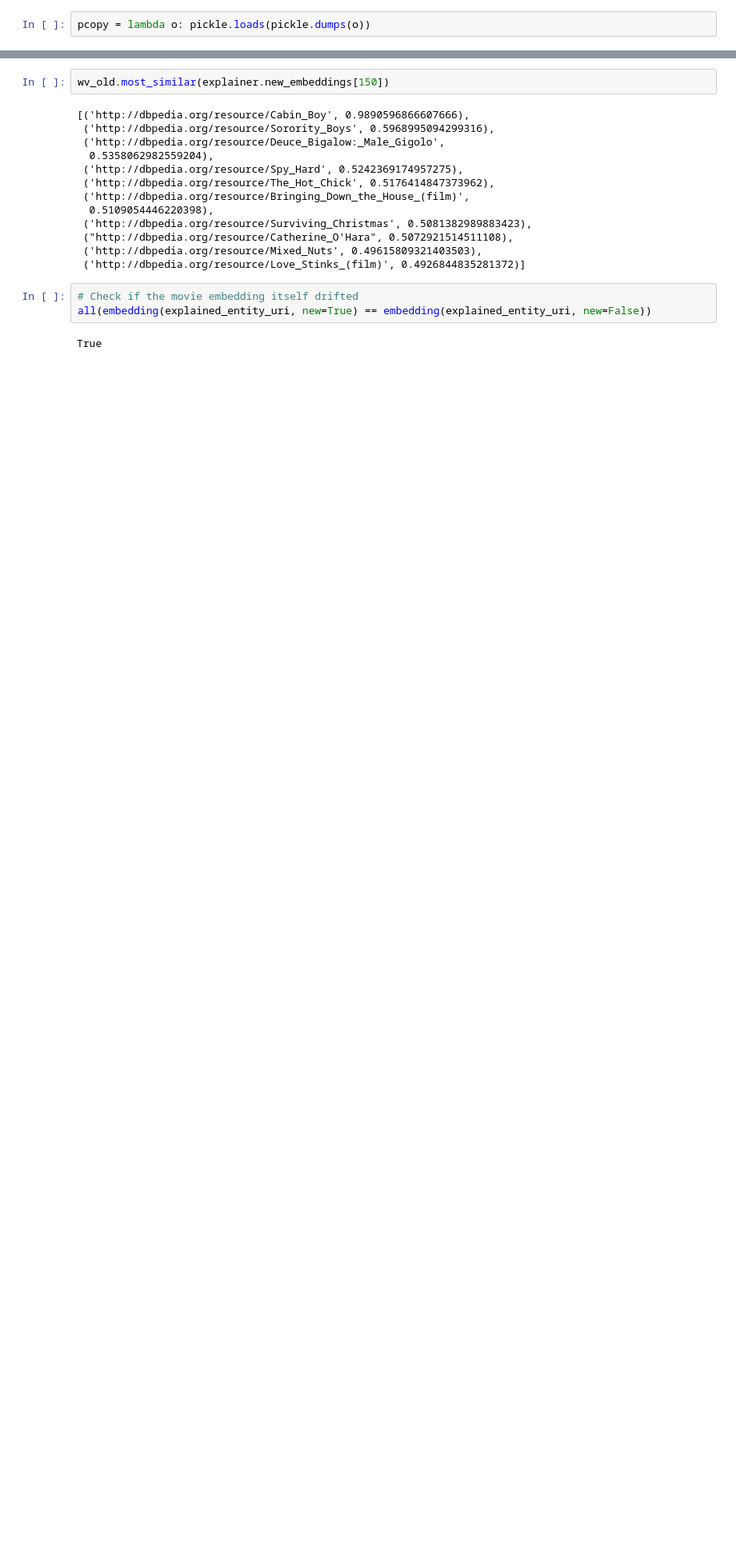
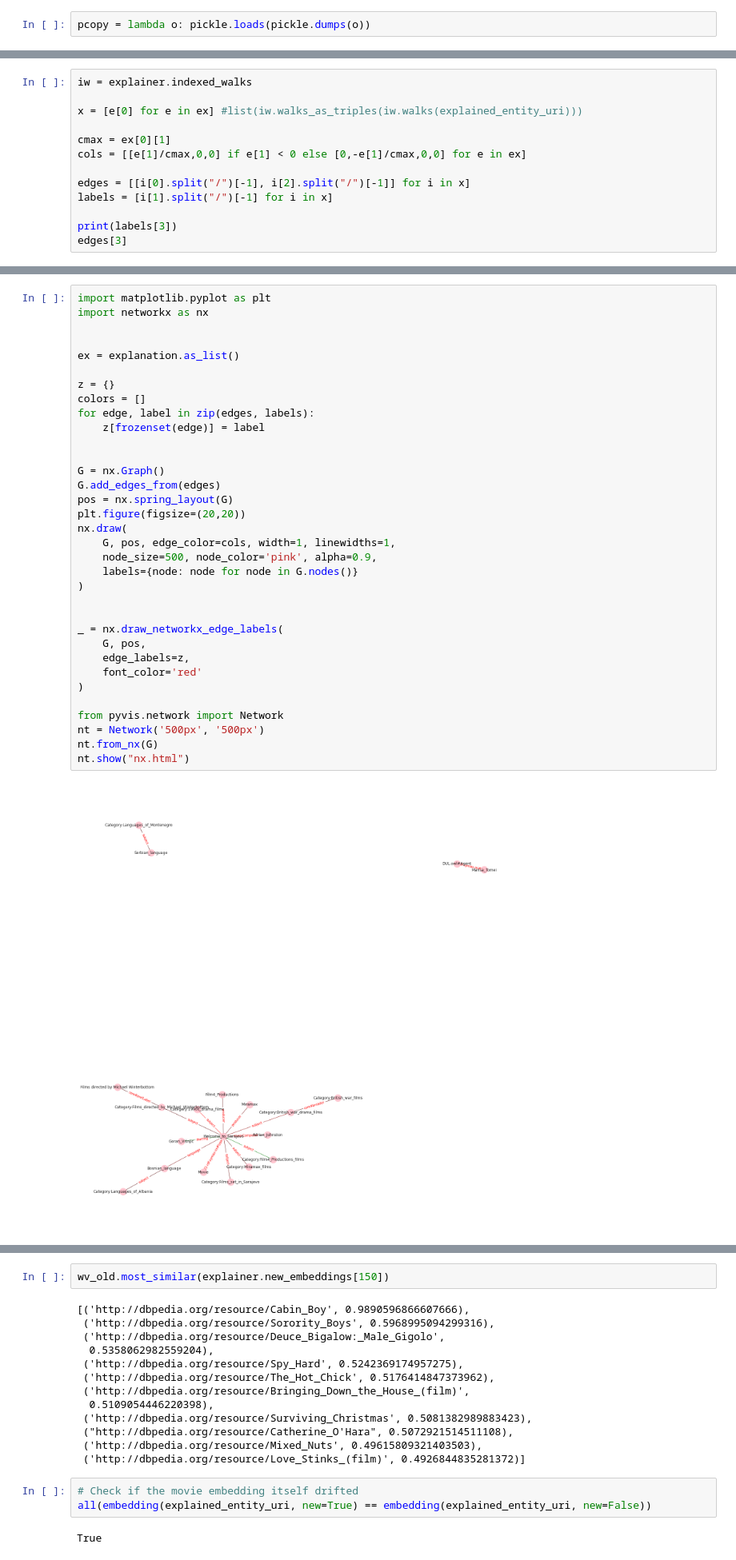
Before and after one commit to rgrenz/rdflime-util, a Jupyter notebook: notebooks/3_limetest.ipynb, the cells around one changed output, grey strips where cells are left out. Shown at 80% size. Drawn from its saved outputs; the diff is of its cells as text; blank space fills up the shorter version.

```diff
--- a/notebooks/3_limetest.ipynb
+++ b/notebooks/3_limetest.ipynb
@@ -112,0 +108,13 @@ pd.DataFrame(labels).plot()
+# %%
+iw = explainer.indexed_walks
+
+x = [e[0] for e in ex] #list(iw.walks_as_triples(iw.walks(explained_entity_uri)))
+
+cmax = ex[0][1]
+cols = [[e[1]/cmax,0,0] if e[1] < 0 else [0,-e[1]/cmax,0,0] for e in ex]
+
+edges = [[i[0].split("/")[-1], i[2].split("/")[-1]] for i in x]
+labels = [i[1].split("/")[-1] for i in x]
+
+print(labels[3])
+edges[3]
@@ -113,3 +170,39 @@ pd.DataFrame(labels).plot()
+# %%
+import matplotlib.pyplot as plt
+import networkx as nx
+
+
+ex = explanation.as_list()
+
+z = {}
+colors = []
+for edge, label in zip(edges, labels):
+    z[frozenset(edge)] = label
+
+
+G = nx.Graph()
+G.add_edges_from(edges)
+pos = nx.spring_layout(G)
+plt.figure(figsize=(20,20))
+nx.draw(
+    G, pos, edge_color=cols, width=1, linewidths=1,
+    node_size=500, node_color='pink', alpha=0.9,
+    labels={node: node for node in G.nodes()}
+)
+
+
+_ = nx.draw_networkx_edge_labels(
+    G, pos,
+    edge_labels=z,
+    font_color='red'
+)
+
+from pyvis.network import Network
+nt = Network('500px', '500px')
+nt.from_nx(G)
+nt.show("nx.html")
+# %% [output]
+[figure, added]
 # %%
 wv_old = explainer.old_transformer.embedder._model.wv
 wv_new = explainer.transformer.embedder._model.wv
```
Also changed, not shown: parts of 9 cells of this notebook, 3 other files.
